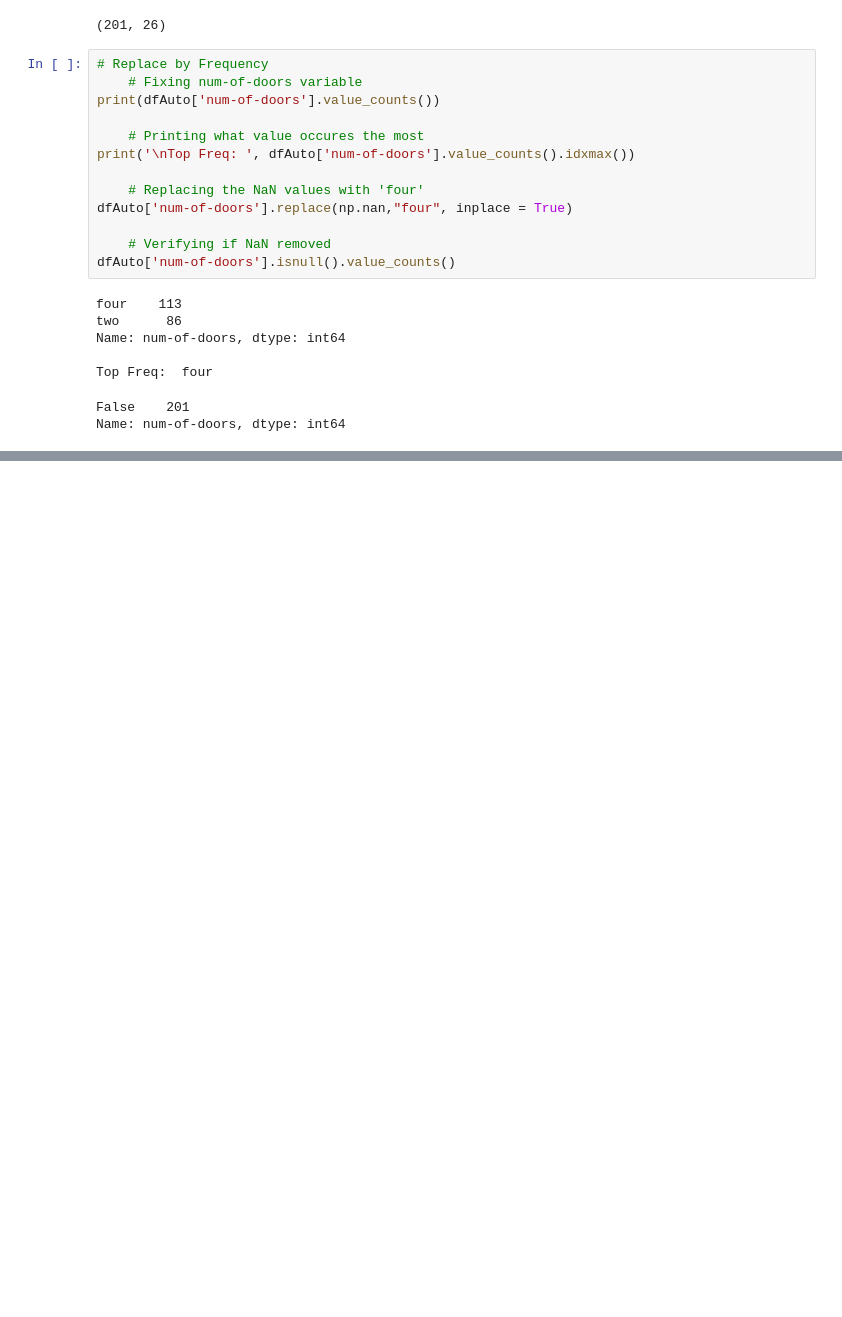
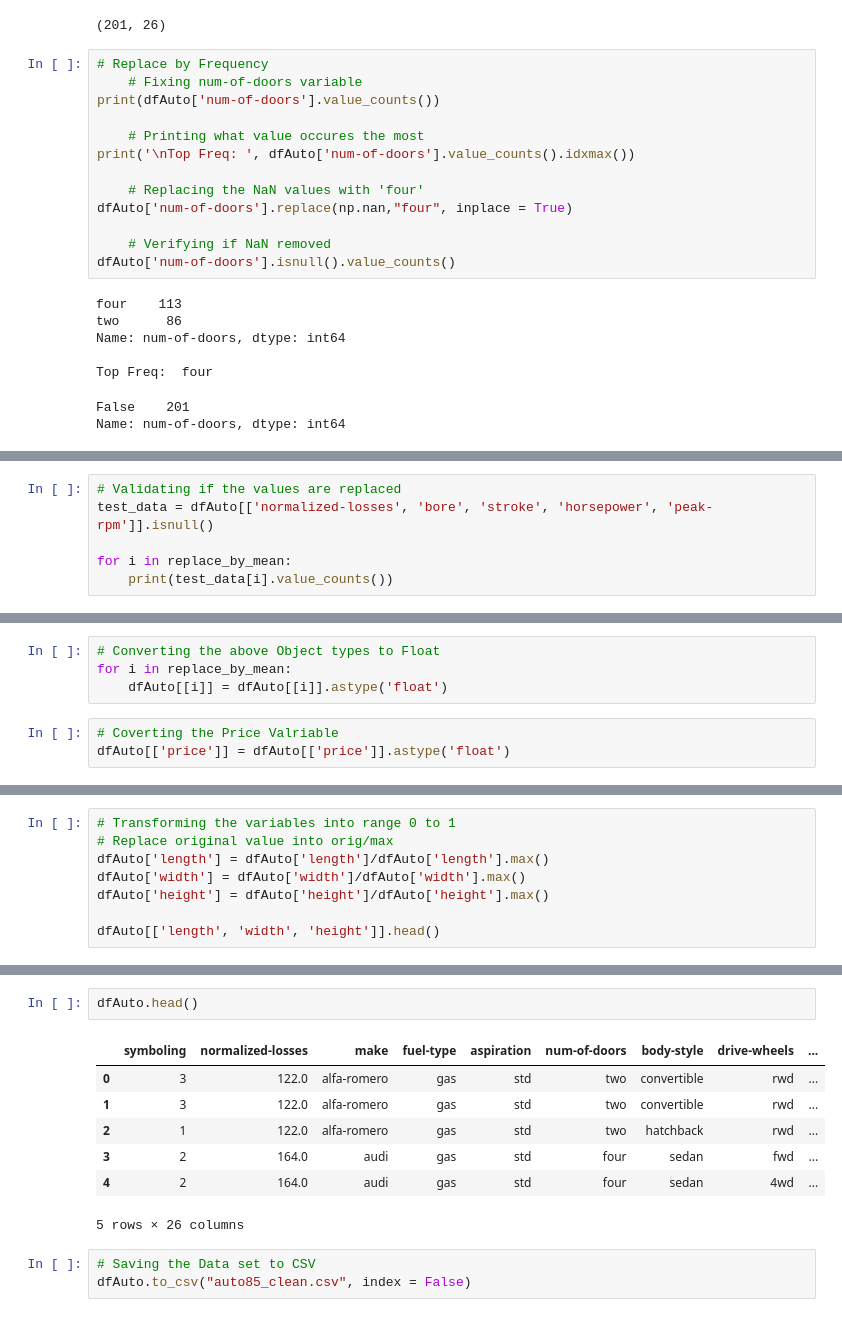
Before and after one commit to arorapankaj/cs_py_automobile_85, a Jupyter notebook: data_exploratory_analysis.ipynb, the cells around one changed output, grey strips where cells are left out. Drawn from its saved outputs; the diff is of its cells as text; blank space fills up the shorter version.

Commit message:
Added Data Cleaning Steps

```diff
--- a/data_exploratory_analysis.ipynb
+++ b/data_exploratory_analysis.ipynb
@@ -138,0 +151,6 @@ Name: num-of-doors, dtype: int64
+# %%
+# Validating if the values are replaced
+test_data = dfAuto[['normalized-losses', 'bore', 'stroke', 'horsepower', 'peak-rpm']].isnull()
+
+for i in replace_by_mean:
+    print(test_data[i].value_counts())
@@ -138,0 +170,7 @@ Name: num-of-doors, dtype: int64
+# %%
+# Converting the above Object types to Float
+for i in replace_by_mean:
+    dfAuto[[i]] = dfAuto[[i]].astype('float')
+# %%
+# Coverting the Price Valriable
+dfAuto[['price']] = dfAuto[['price']].astype('float')
@@ -138,0 +231,8 @@ Name: num-of-doors, dtype: int64
+# %%
+# Transforming the variables into range 0 to 1
+# Replace original value into orig/max
+dfAuto['length'] = dfAuto['length']/dfAuto['length'].max()
+dfAuto['width'] = dfAuto['width']/dfAuto['width'].max()
+dfAuto['height'] = dfAuto['height']/dfAuto['height'].max()
+
+dfAuto[['length', 'width', 'height']].head()
@@ -138,0 +246,13 @@ Name: num-of-doors, dtype: int64
+# %%
+dfAuto.head()
+# %% [output]
+|  | symboling | normalized-losses | make | fuel-type | aspiration | num-of-doors | body-style | drive-wheels | ... |
+| 0 | 3 | 122.0 | alfa-romero | gas | std | two | convertible | rwd | ... |
+| 1 | 3 | 122.0 | alfa-romero | gas | std | two | convertible | rwd | ... |
+| 2 | 1 | 122.0 | alfa-romero | gas | std | two | hatchback | rwd | ... |
+| 3 | 2 | 164.0 | audi | gas | std | four | sedan | fwd | ... |
+| 4 | 2 | 164.0 | audi | gas | std | four | sedan | 4wd | ... |
+5 rows × 26 columns
+# %%
+# Saving the Data set to CSV
+dfAuto.to_csv("auto85_clean.csv", index = False)
```
Also changed, not shown: parts of 9 cells of this notebook, 1 other file.
